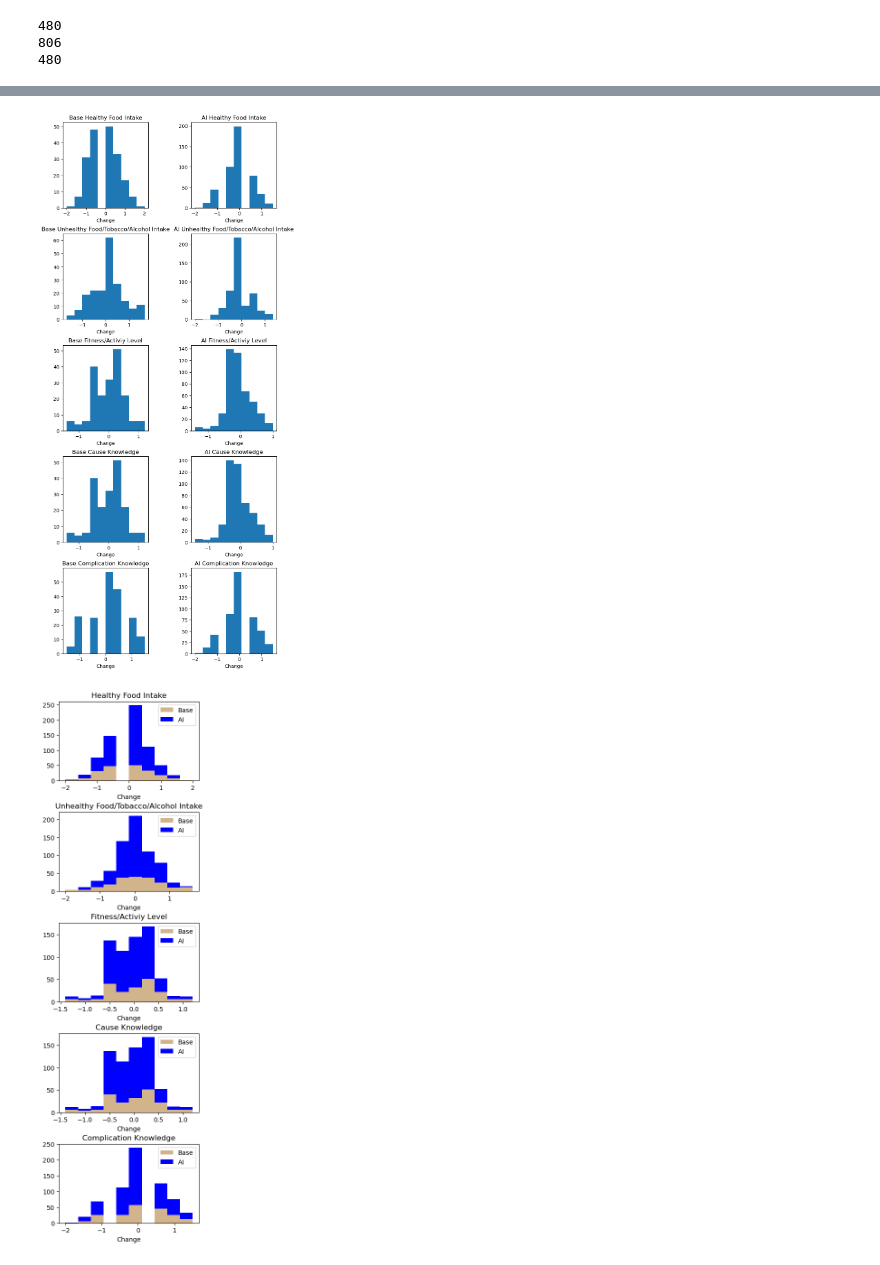
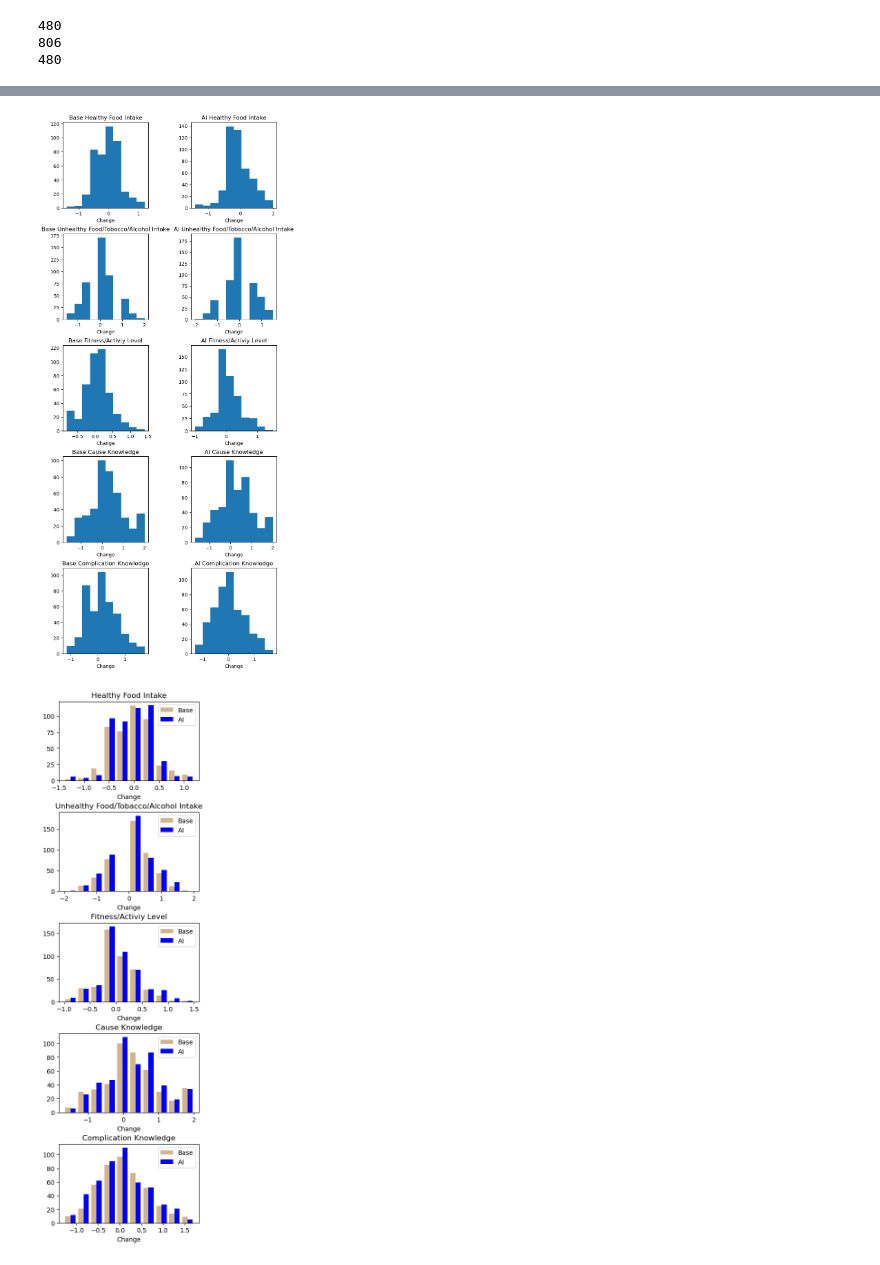
Before and after one commit to SempiternalSarah/mdiabetes-behavior-modeling, a Jupyter notebook: notebook-scratch.ipynb, the cells around one changed output, grey strips where cells are left out. Saved outputs shown, nothing was run; the diff lists cells and outputs as text; code cells hidden in the pictures.

```diff
--- a/notebook-scratch.ipynb
+++ b/notebook-scratch.ipynb
@@ -30,20 +30,27 @@ def load_questionnaire_states(endline=False, detail=0, aiset=True):
             # combine the glific IDs with the states into a dictionary and return
             return dict(zip(participantIDs[idIdxs, 0].numpy(), states[stateIdxs].numpy()))
         else:
-            stats = np.delete(states.numpy(), stateIdxs, axis=0)
-            wapps = np.delete(whatsapps.numpy(), idIdxs)
+            if (True):
+                stats = np.delete(states.numpy(), stateIdxs, axis=0)
+                wapps = np.delete(whatsapps.numpy(), stateIdxs)
+            else:
+                stats = states.numpy()
+                wapps = whatsapps.numpy()
             return dict(zip(wapps, stats))
 
-post = load_questionnaire_states(True, 1, True)
+post = load_questionnaire_states(True, 0, True)
 print(len(post))
-pre = load_questionnaire_states(False, 1, True)
+pre = load_questionnaire_states(False, 0, True)
 print(len(pre))
 
 
 diffs = {}
 
 for glifid in post.keys():
-    diffs[glifid] = post[glifid] - pre[glifid]
+    if glifid in pre:
+        diffs[glifid] = post[glifid] - pre[glifid]
+    else:
+        print(glifid)
 
 print(len(diffs))
 
@@ -53,9 +60,9 @@ diffValsAI = np.array(list(diffs.values()))[:, 0:5]
 806
 480
 # %%
-post = load_questionnaire_states(True, 1, False)
+post = load_questionnaire_states(True, 0, False)
 print(len(post))
-pre = load_questionnaire_states(False, 1, False)
+pre = load_questionnaire_states(False, 0, False)
 print(len(pre))
 
 
@@ -64,6 +71,8 @@ diffs = {}
 for glifid in post.keys():
     if glifid in pre:
         diffs[glifid] = post[glifid] - pre[glifid]
+    else:
+        None
 
 diffValsNAI = np.array(list(diffs.values()))[:, 0:5]
 print(len(diffs))
@@ -120,7 +129,7 @@ elem_map = [
 
 fig, ax = plt.subplots(nrows=5, ncols=1, figsize=(4, 15));
 for x in range(5):
-    ax[x].hist([diffValsNAI[:, x], diffValsAI[:, x]], color=['tan', 'blue'], label=['Base', 'AI'], stacked=True);
+    ax[x].hist([diffValsNAI[:, x], diffValsAI[:, x]], color=['tan', 'blue'], label=['Base', 'AI'], stacked=False);
     ax[x].set(title=elem_map[x], xlabel="Change")
     ax[x].legend()
 plt.subplots_adjust(hspace=.40, wspace=.25)
@@ -132,2 +141,2 @@ non-AI Mean Diffs:  [-0.11025641  0.04786326 -0.01538462 -0.01538462  0.1
-[figure, old version]
+[figure, new version]
-[figure, old version]
+[figure, new version]
```
Also changed, not shown: parts of 2 cells of this notebook.
